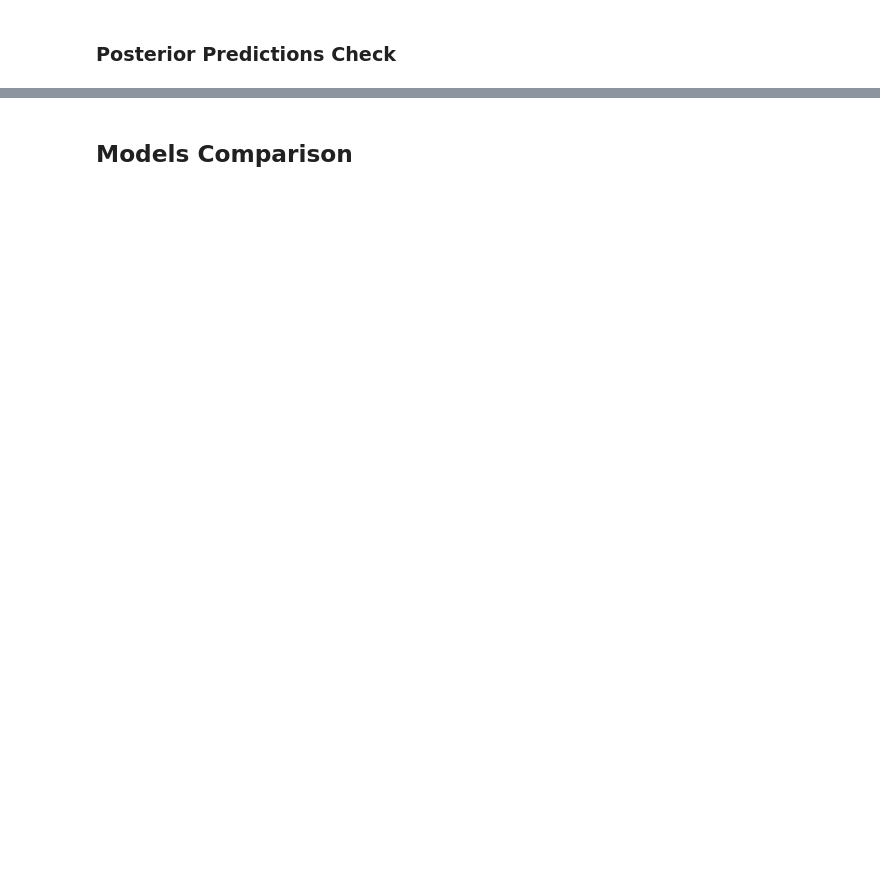
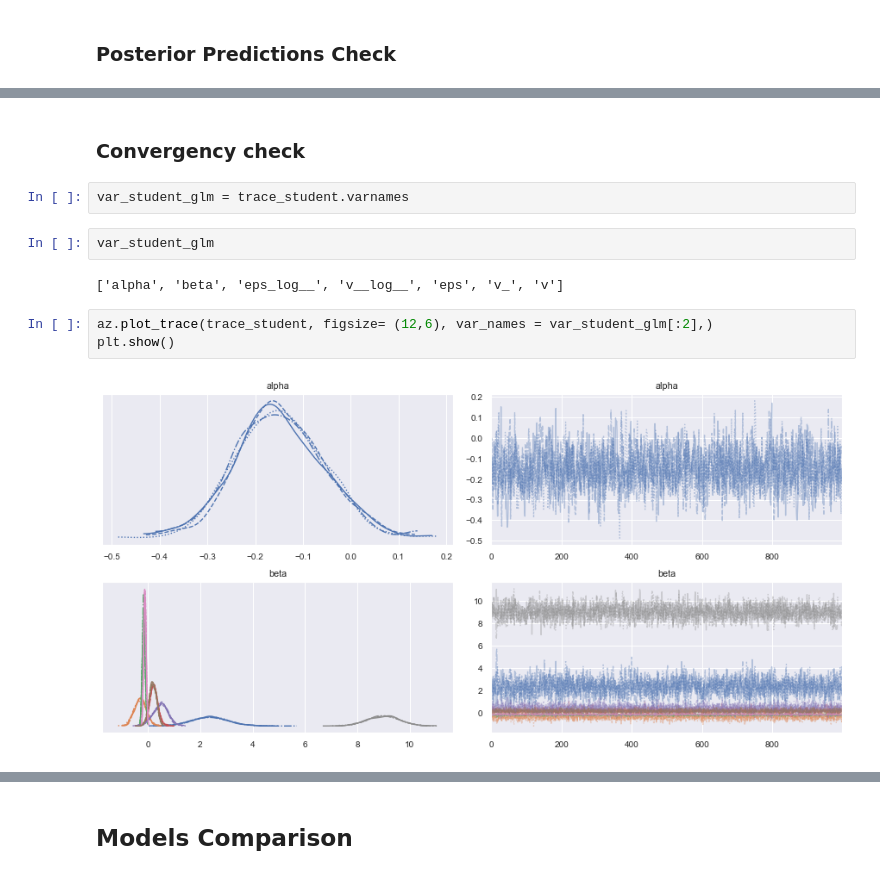
Before and after one commit to vanitoz/Bet-Awards, a Jupyter notebook: EDA_Modeling.ipynb, the cells around one changed output, grey strips where cells are left out. Cells and saved outputs as stored; diff of their text form; blank space fills up the shorter version.

```diff
--- a/EDA_Modeling.ipynb
+++ b/EDA_Modeling.ipynb
@@ -320,0 +347,13 @@ posterior predictive variable y's shape not compatible with number of chains and
+# %% [markdown]
+### Convergency check
+# %%
+var_student_glm = trace_student.varnames
+# %%
+var_student_glm
+# %% [output]
+['alpha', 'beta', 'eps_log__', 'v__log__', 'eps', 'v_', 'v']
+# %%
+az.plot_trace(trace_student, figsize= (12,6), var_names = var_student_glm[:2],)
+plt.show()
+# %% [output]
+[figure, added]
```
Also changed, not shown: parts of 69 cells of this notebook.
